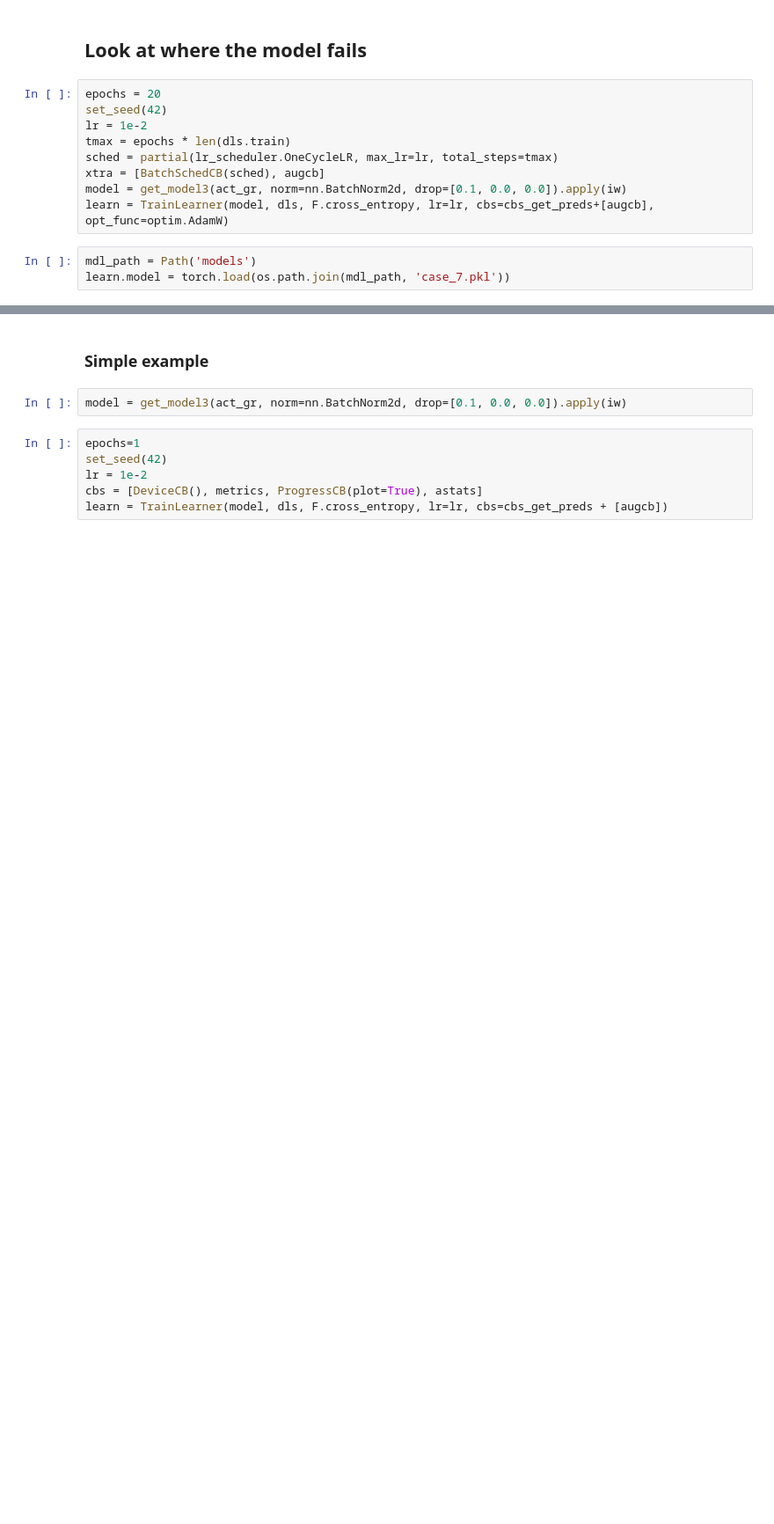
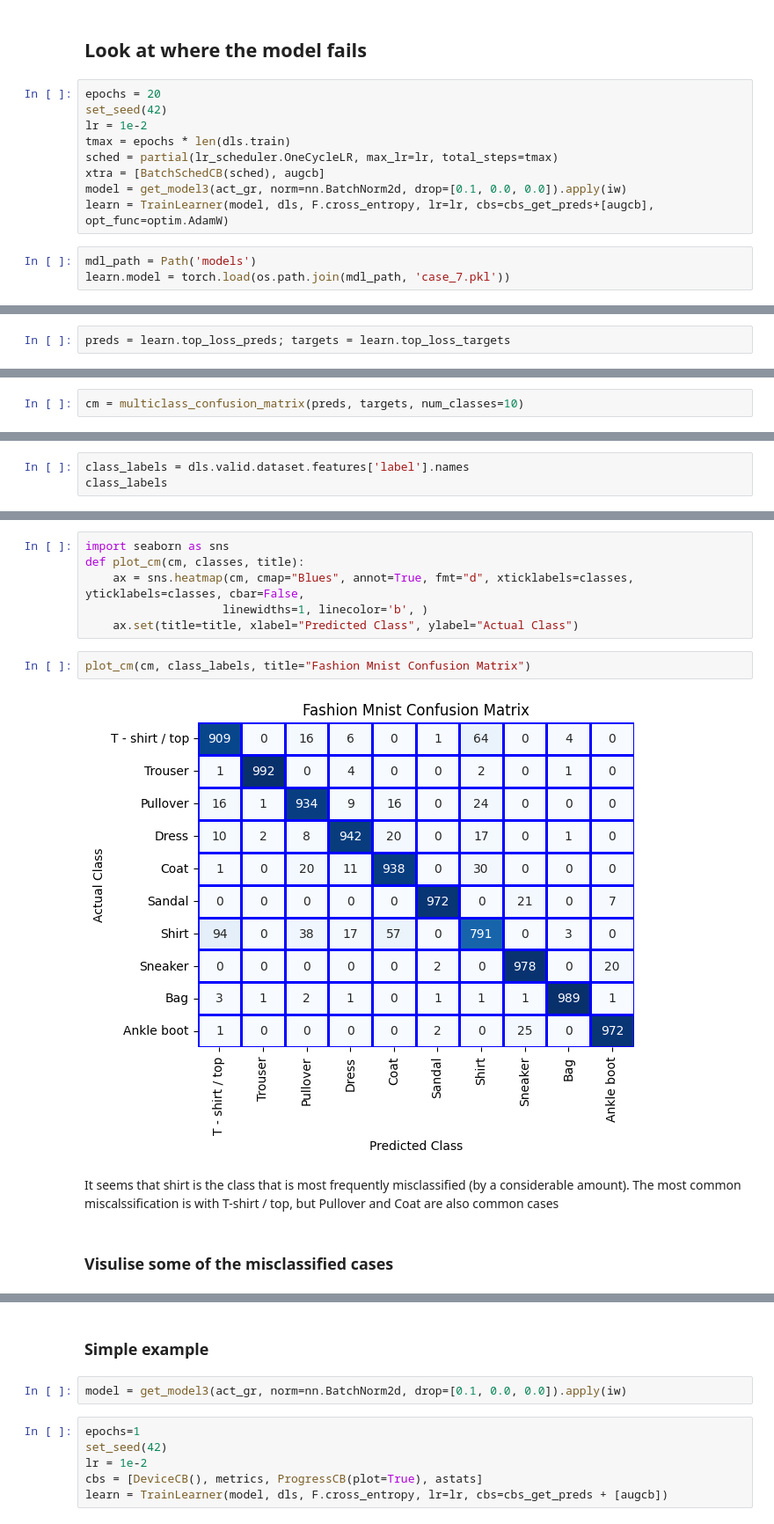
Before and after one commit to fromLittleAcorns/fastai-course-22p, a Jupyter notebook: exercises/fashion_mnist.ipynb, the cells around one changed output, grey strips where cells are left out. Shown at 88% size. Saved outputs shown, nothing was run; the diff lists cells and outputs as text; blank space fills up the shorter version.

Commit message:
added fashion mnist notebook

```diff
--- a/exercises/fashion_mnist.ipynb
+++ b/exercises/fashion_mnist.ipynb
@@ -754,0 +743,2 @@ len(learn.dls.valid.top_losses)
+# %%
+preds = learn.top_loss_preds; targets = learn.top_loss_targets
@@ -754,0 +788,2 @@ len(learn.dls.valid.top_losses)
+# %%
+cm = multiclass_confusion_matrix(preds, targets, num_classes=10)
@@ -754,0 +803,3 @@ len(learn.dls.valid.top_losses)
+# %%
+class_labels = dls.valid.dataset.features['label'].names
+class_labels
@@ -754,0 +817,14 @@ len(learn.dls.valid.top_losses)
+# %%
+import seaborn as sns
+def plot_cm(cm, classes, title):
+    ax = sns.heatmap(cm, cmap="Blues", annot=True, fmt="d", xticklabels=classes, yticklabels=classes, cbar=False,
+                    linewidths=1, linecolor='b', )
+    ax.set(title=title, xlabel="Predicted Class", ylabel="Actual Class")
+# %%
+plot_cm(cm, class_labels, title="Fashion Mnist Confusion Matrix")
+# %% [output]
+[figure, added]
+# %% [markdown]
+It seems that shirt is the class that is most frequently misclassified (by a considerable amount).  The most common miscalssification is with T-shirt / top, but Pullover and Coat are also common cases
+# %% [markdown]
+### Visulise some of the misclassified cases
```
Also changed, not shown: parts of 36 cells of this notebook.
